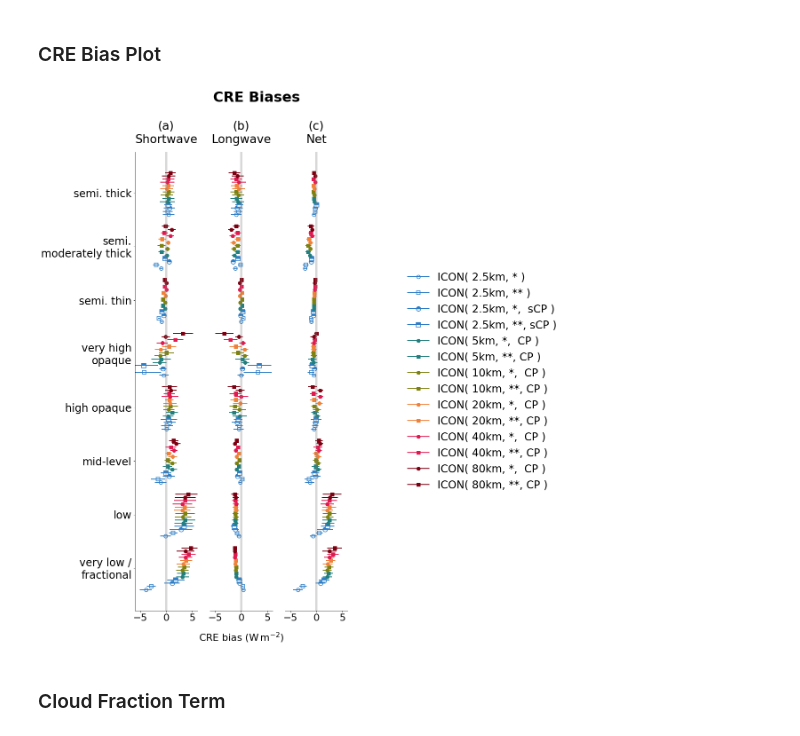
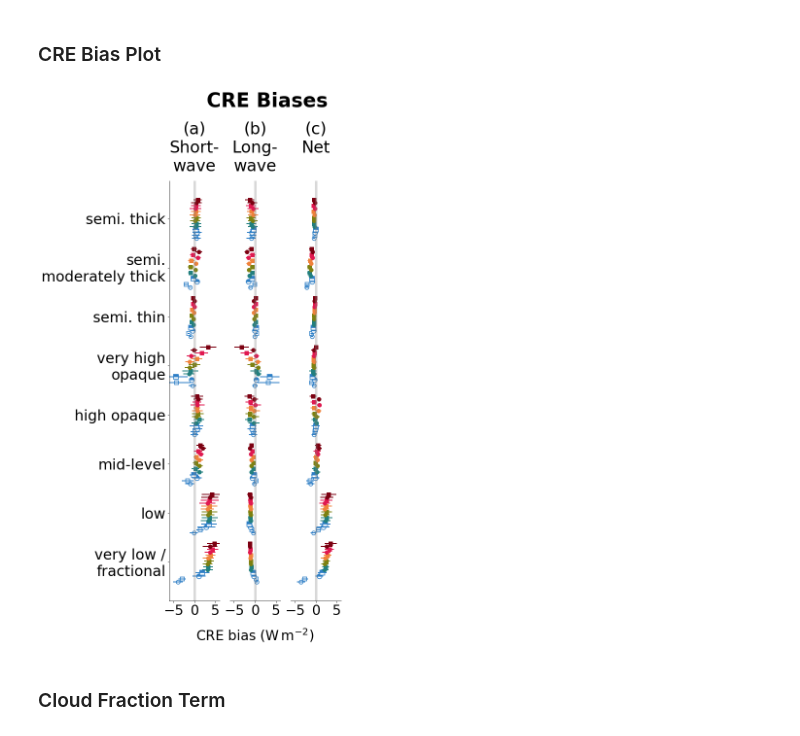
Before and after one commit to fsenf/nbook.CRE-2020-paper-plots, a Jupyter notebook: nbooks/15-CRE-bias_decomposition.ipynb, the cells around one changed output. Drawn from its saved outputs; the diff is of its cells as text; code cells hidden in the pictures.

```diff
--- a/nbooks/15-CRE-bias_decomposition.ipynb
+++ b/nbooks/15-CRE-bias_decomposition.ipynb
@@ -51,7 +51,9 @@ pl.rcParams['lines.linewidth'] = 3
 ## Read Data
 # %%
 fdir = '%s/statistics' % nawdex_dir
-fname = '%s/cre_decomposition_allsets.nc' % fdir
+fname = '%s/cre_decomposition_allsets_obs-as-ref.nc' % fdir
+# fname = '%s/cre_decomposition_allsets.nc' % fdir
+
 
 dset = xr.open_dataset( fname )
 # %% [markdown]
@@ -288,3 +290,12 @@ Data variables:
     shortwave  (ct, component, idname) float64 3.155 3.445 ... 0.4868 0.803
 # %% [markdown]
 ### Plot Function
+# %%
+pl.rcParams['font.size'] = 28
+pl.rcParams['xtick.labelsize'] = 28
+pl.rcParams['ytick.labelsize'] = 30
+# %%
+p = pl.rcParams
+for k in p.keys():
+    if 'label' in k:
+        print k, p[k]
@@ -291,14 +314,14 @@ Data variables:
 # %%
 import string
 
-def cre_bias_plot(mean_var, str_var, bias_name, title_name, do_legend = True, fac = 0.5, iletter = 0):
+def cre_bias_plot(mean_var, str_var, bias_name, title_name, do_legend = True, fac = 0.37, iletter = 0):
 
     abc = string.lowercase[iletter:]
 
     mbias = mean_var.sel( component = bias_name)
     dbias = std_var.sel( component = bias_name)
 
-    fig, ax = pl.subplots( ncols = 3,  figsize = (fac* 38, fac * 38), )
+    fig, ax = pl.subplots( ncols = 3,  figsize = (fac* 38, fac * 46), )
 
 
 
@@ -307,22 +330,22 @@ def cre_bias_plot(mean_var, str_var, bias_name, title_name, do_legend = True, fa
                            var_err = dbias, doffset = 0.06,
                            connect2obs = False, obsref_name = '2km_oneMom_noConv')
     sns.despine(ax = ax[0])
-    ax[0].yaxis.set_tick_params(labelsize = 24)
-    pl.title('(%s)\nShortwave' % abc[0], pad = 20)
+    # ax[0].yaxis.set_tick_params(labelsize = 24)
+    pl.title('(%s)\nShort-\nwave' % abc[0], pad = 20)
 
     pl.sca(ax[1])
     vert_stacked_exp_plot( mbias, 'longwave' ,
                            var_err = dbias, doffset = 0.06,
                            connect2obs = False, obsref_name = '2km_oneMom_noConv')
     pl.yticks([])
-    pl.title('(%s)\nLongwave' % abc[1], pad = 20)
+    pl.title('(%s)\nLong-\nwave' % abc[1], pad = 20)
 
     pl.sca(ax[2])
     vert_stacked_exp_plot( mbias, 'net' ,
                            var_err = dbias, doffset = 0.06,
                            connect2obs = False, obsref_name = '2km_oneMom_noConv')
     pl.yticks([])
-    pl.title('(%s)\nNet' % abc[2], pad = 20)
+    pl.title('(%s)\nNet\n' % abc[2], pad = 20)
 
 
     pl.suptitle(title_name, fontsize = 'x-large', fontweight = 'bold')
@@ -338,10 +361,10 @@ def cre_bias_plot(mean_var, str_var, bias_name, title_name, do_legend = True, fa
         sns.despine(left = True, ax = a)
 
     if do_legend:
-        nawdex_analysis.plot.legend.plegend( fontsize = 24,  bbox_to_anchor = (4.5, 0.5) )
+        nawdex_analysis.plot.legend.plegend( fontsize = 20,  bbox_to_anchor = (5, 0.5) )
 
     pl.axvline(0, color = 'gray', lw = 5, alpha = 0.3)
-    pl.subplots_adjust( left = 0.3, right = 0.65, top = 0.88 )
+    pl.subplots_adjust( left = 0.3, right = 0.65, top = 0.83 )
 
     return ax
 # %%
@@ -353,10 +376,10 @@ var_sem.ct.data = mean_var.ct.data
 # %% [markdown]
 ### CRE Bias Plot
 # %%
-cre_bias_plot( mean_var, var_sem, 'cre_bias', 'CRE Biases')
+cre_bias_plot( mean_var, var_sem, 'cre_bias', 'CRE Biases', do_legend = False)
 pl.savefig( '../pics/cre_bias-vs-ct.png', dpi = 300,)
 # %% [output]
-[figure, old version]
+[figure, new version]
 # %% [markdown]
 ### Cloud Fraction Term
 # %%
```
Also changed, not shown: parts of 6 cells of this notebook, 17 other files.
